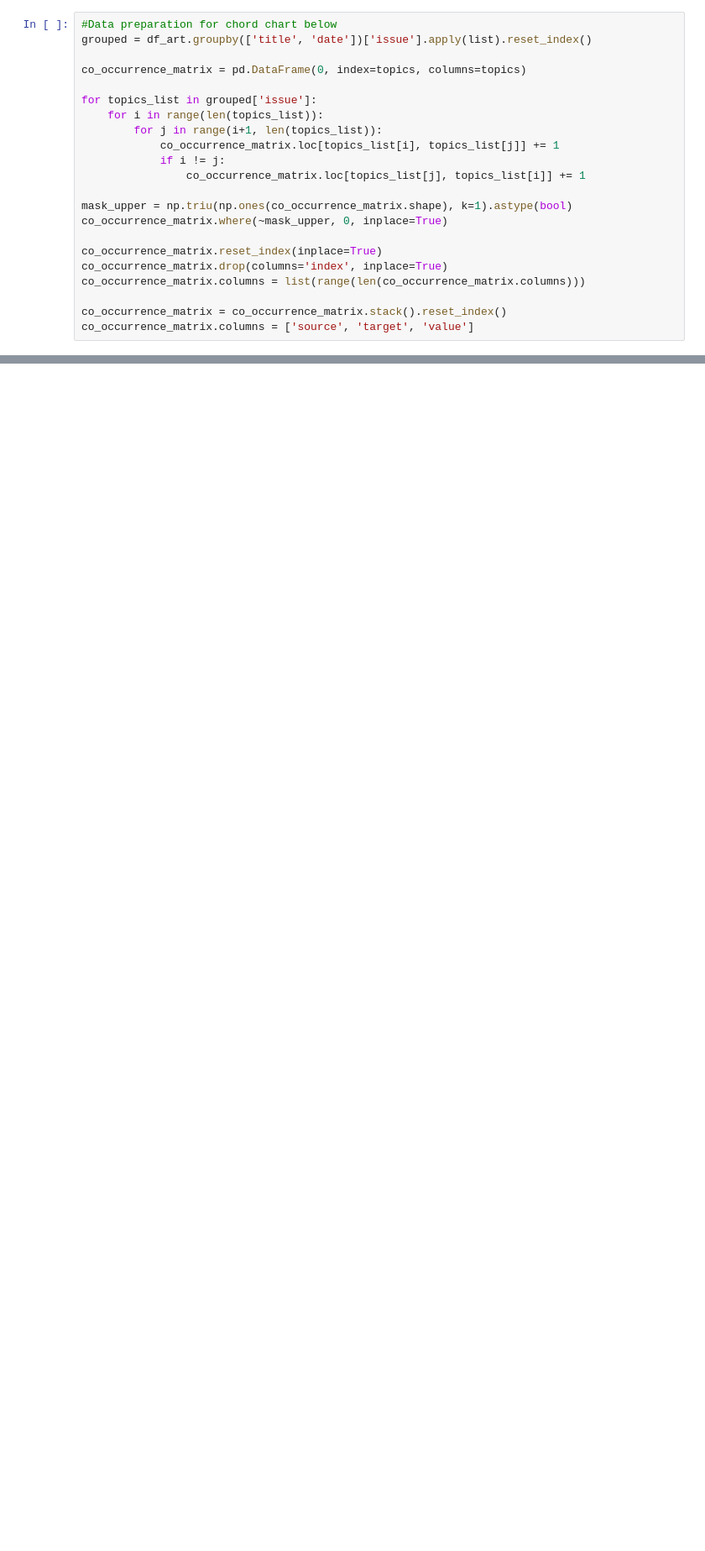
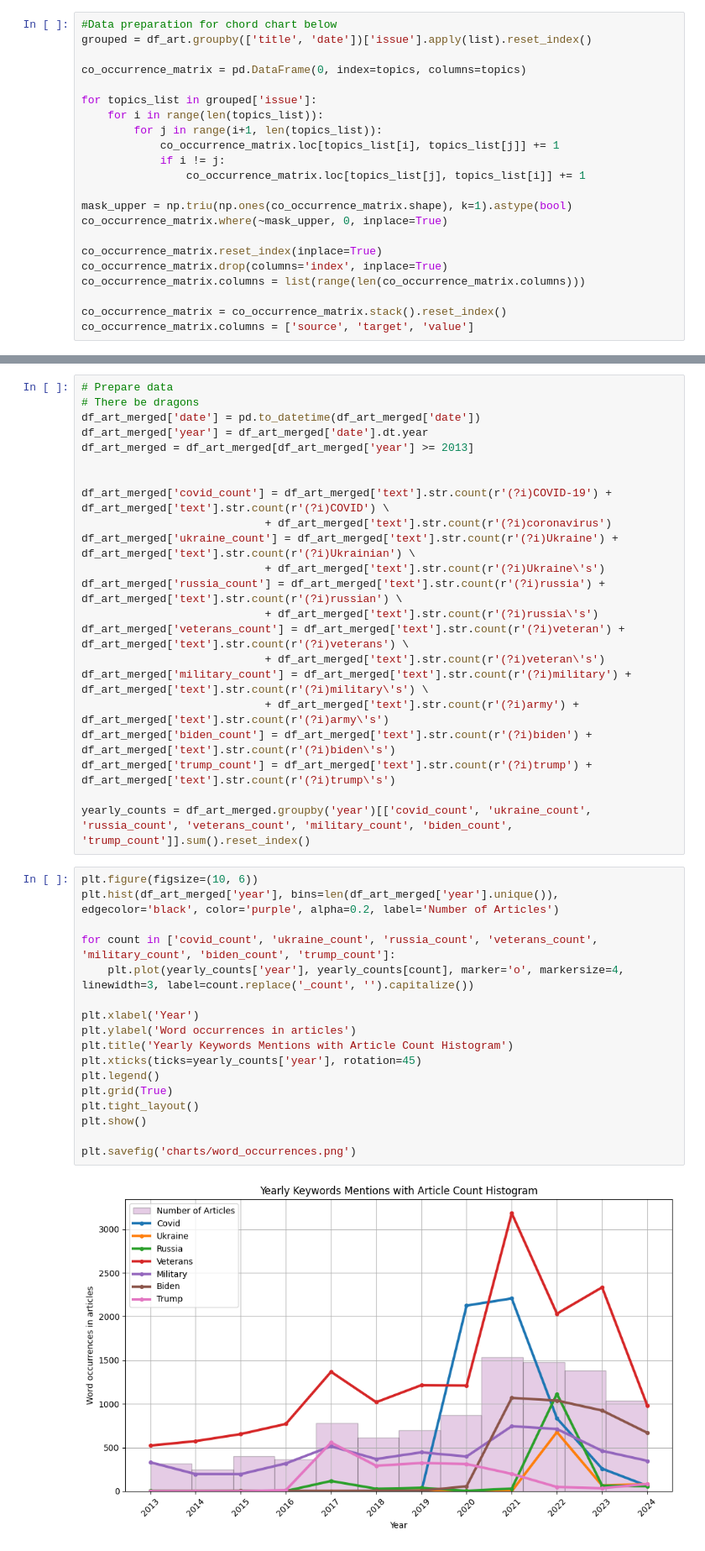
Before and after one commit to qpa-agh/usa_issues_data_mining, a Jupyter notebook: eda.ipynb, the cells around one changed output, grey strips where cells are left out. Shown at 84% size. Cells and saved outputs as stored; diff of their text form; blank space fills up the shorter version.

```diff
--- a/eda.ipynb
+++ b/eda.ipynb
@@ -170,0 +186,41 @@ show(hv.render(chord))
+# %%
+# Prepare data
+# There be dragons
+df_art_merged['date'] = pd.to_datetime(df_art_merged['date'])
+df_art_merged['year'] = df_art_merged['date'].dt.year
+df_art_merged = df_art_merged[df_art_merged['year'] >= 2013]
+
+
+df_art_merged['covid_count'] = df_art_merged['text'].str.count(r'(?i)COVID-19') + df_art_merged['text'].str.count(r'(?i)COVID') \
+                            + df_art_merged['text'].str.count(r'(?i)coronavirus')
+df_art_merged['ukraine_count'] = df_art_merged['text'].str.count(r'(?i)Ukraine') + df_art_merged['text'].str.count(r'(?i)Ukrainian') \
+                            + df_art_merged['text'].str.count(r'(?i)Ukraine\'s')
+df_art_merged['russia_count'] = df_art_merged['text'].str.count(r'(?i)russia') + df_art_merged['text'].str.count(r'(?i)russian') \
+                            + df_art_merged['text'].str.count(r'(?i)russia\'s')
+df_art_merged['veterans_count'] = df_art_merged['text'].str.count(r'(?i)veteran') + df_art_merged['text'].str.count(r'(?i)veterans') \
+                            + df_art_merged['text'].str.count(r'(?i)veteran\'s')
+df_art_merged['military_count'] = df_art_merged['text'].str.count(r'(?i)military') + df_art_merged['text'].str.count(r'(?i)military\'s') \
+                            + df_art_merged['text'].str.count(r'(?i)army') + df_art_merged['text'].str.count(r'(?i)army\'s')
+df_art_merged['biden_count'] = df_art_merged['text'].str.count(r'(?i)biden') + df_art_merged['text'].str.count(r'(?i)biden\'s')
+df_art_merged['trump_count'] = df_art_merged['text'].str.count(r'(?i)trump') + df_art_merged['text'].str.count(r'(?i)trump\'s')
+
+yearly_counts = df_art_merged.groupby('year')[['covid_count', 'ukraine_count', 'russia_count', 'veterans_count', 'military_count', 'biden_count', 'trump_count']].sum().reset_index()
+# %%
+plt.figure(figsize=(10, 6))
+plt.hist(df_art_merged['year'], bins=len(df_art_merged['year'].unique()), edgecolor='black', color='purple', alpha=0.2, label='Number of Articles')
+
+for count in ['covid_count', 'ukraine_count', 'russia_count', 'veterans_count', 'military_count', 'biden_count', 'trump_count']:
+    plt.plot(yearly_counts['year'], yearly_counts[count], marker='o', markersize=4, linewidth=3, label=count.replace('_count', '').capitalize())
+
+plt.xlabel('Year')
+plt.ylabel('Word occurrences in articles')
+plt.title('Yearly Keywords Mentions with Article Count Histogram')
+plt.xticks(ticks=yearly_counts['year'], rotation=45)
+plt.legend()
+plt.grid(True)
+plt.tight_layout()
+plt.show()
+
+plt.savefig('charts/word_occurrences.png')
+# %% [output]
+[figure, added]
```
Also changed, not shown: parts of 5 cells of this notebook, 3 other files.
